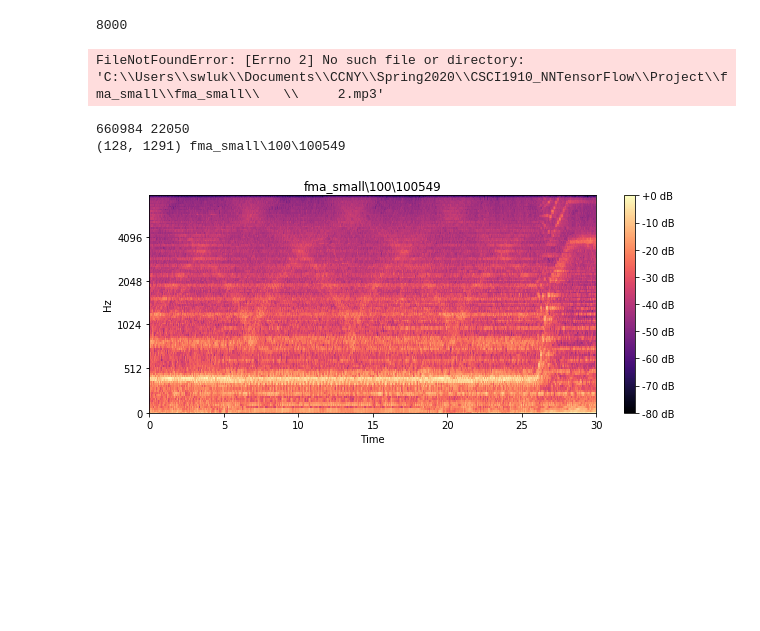
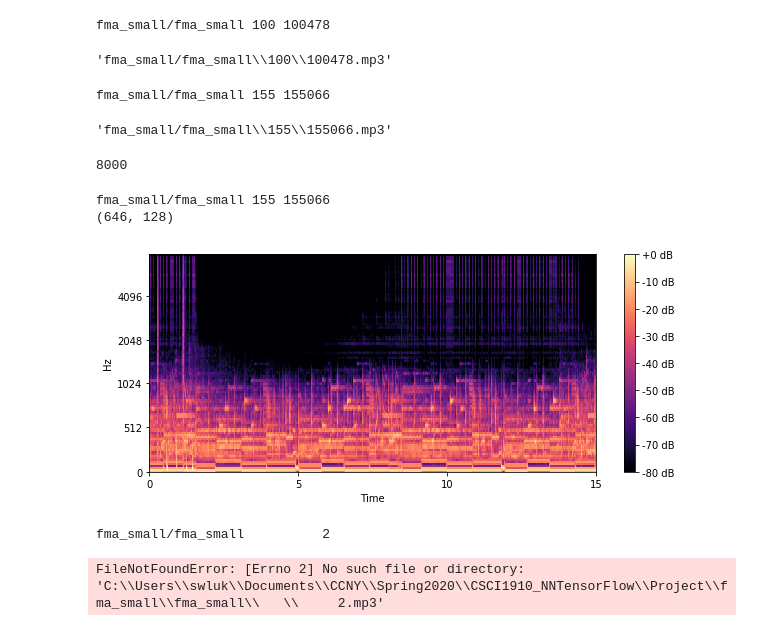
Before and after one commit to kikwon/fma_project, a Jupyter notebook: get_pickles.ipynb, the cells around one changed output. Drawn from its saved outputs; the diff is of its cells as text; code cells hidden in the pictures; blank space fills up the shorter version.

```diff
--- a/get_pickles.ipynb
+++ b/get_pickles.ipynb
@@ -28,2 +88,12 @@ def get_audio_path(audio_dir, tid):
+# %%
+get_audio_path(small_audio, 100478)
+# %% [output]
+fma_small/fma_small 100 100478
+'fma_small/fma_small\\100\\100478.mp3'
+# %%
+get_audio_path(small_audio, 155066)
+# %% [output]
+fma_small/fma_small 155 155066
+'fma_small/fma_small\\155\\155066.mp3'
 # %%
 # check/confirm that there are 8000 tracks in the small subset
@@ -38,7 +108,7 @@ def create_melSpect(tid):
     y, sr = librosa.load(filename)
     spect = librosa.feature.melspectrogram(y = y, sr = sr, n_fft = 2048, hop_length = 1024)
     spect = librosa.power_to_db(spect, ref = np.max)
-    return spect.T
+    return spect
 # %%
 def plot_melSpect(tid):
     spect = create_melSpect(tid)
@@ -47,26 +117,14 @@ def plot_melSpect(tid):
     librosa.display.specshow(spect.T, y_axis = 'mel', fmax = 8000, x_axis = 'time')
     plt.colorbar(format = '%+2.0f dB')
     plt.show()
+# %%
+plot_melSpect(155066)
+# %% [output]
+fma_small/fma_small 155 155066
+(646, 128)
+[figure, added]
 # %%
 plot_melSpect(2)
 # %% [output]
-FileNotFoundError: [Errno 2] No such file or directory: 'C:\\Users\\swluk\\Documents\\CCNY\\Spring2020\\CSCI1910_NNTensorFlow\\Project\\fma_small\\fma_small\\   \\     2.mp3'
+fma_small/fma_small          2
+FileNotFoundError: [Errno 2] No such file or directory: 'C:\\Users\\swluk\\Documents\\CCNY\\Spring2020\\CSCI1910_NNTensorFlow\\Project\\fma_small\\fma_small\\   \\     2.mp3'
-# %%
-fn = get_audio_path(small_audio, 100549)
-y, sr = librosa.load(fn)
-print(len(y), sr)
-single_file = fn.split('/')[-1]
-genre_name = single_file.split('.')[0]
-spect = librosa.feature.melspectrogram(y = y, sr=sr,n_fft = 2048, hop_length = 512)
-spect = librosa.power_to_db(spect, ref = np.max)
-# spect = np.log(spect)
-print(spect.shape, genre_name)
-plt.figure(figsize=(10, 4))
-librosa.display.specshow(spect, y_axis = 'mel', fmax = 8000, x_axis = 'time')
-plt.colorbar(format = '%+2.0f dB')
-plt.title(str(genre_name))
-plt.show()
-# %% [output]
-660984 22050
-(128, 1291) fma_small\100\100549
-[figure, removed]
```
Also changed, not shown: parts of 8 cells of this notebook.
